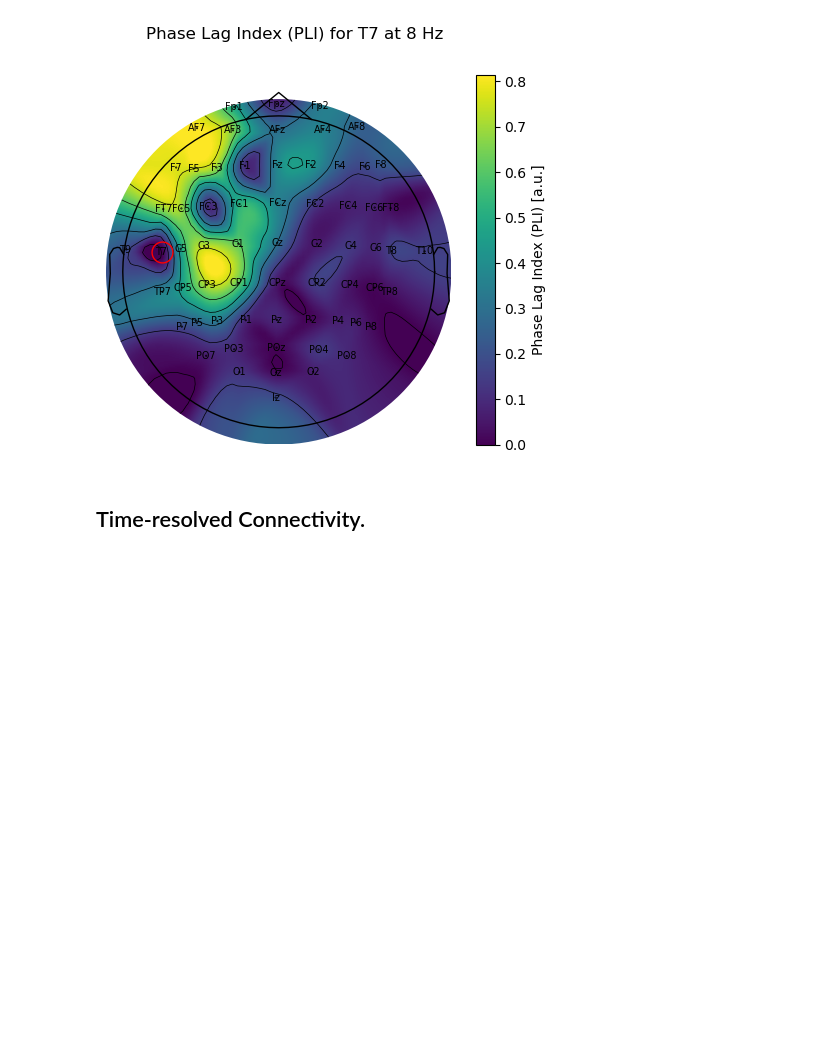
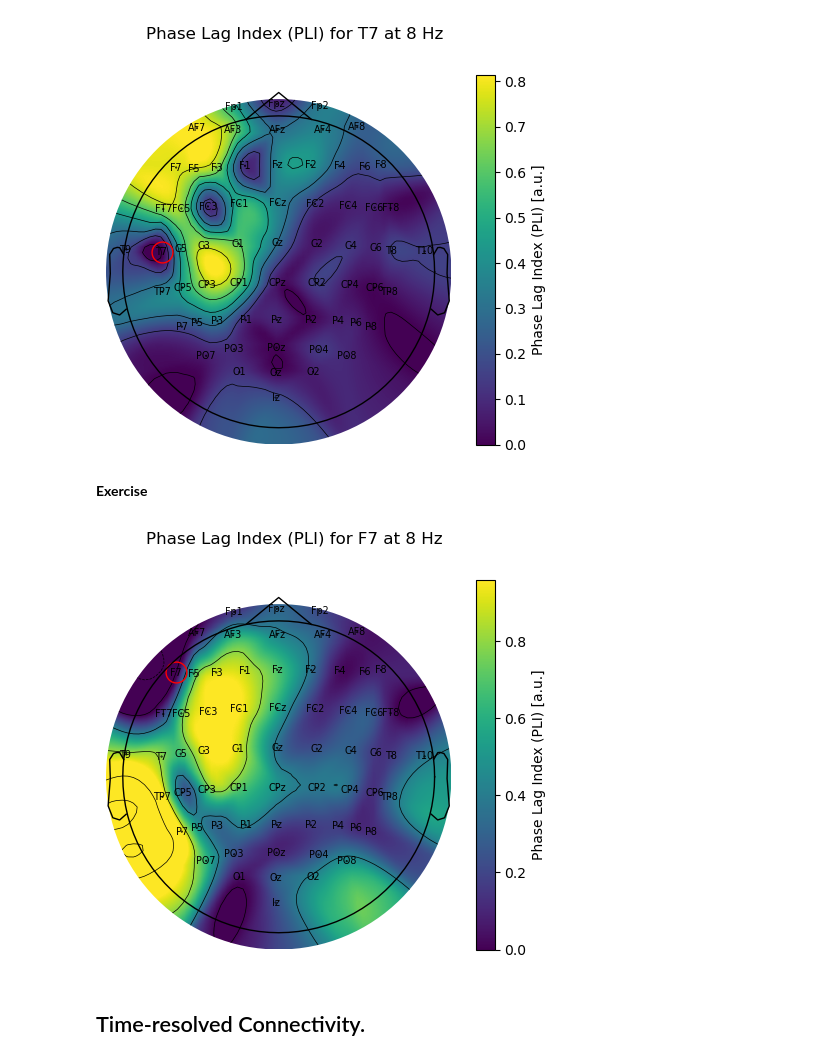
Before and after one commit to OleBialas/iBOTS-Intro-to-EEG-MEG-Analysis-with-MNE-Python, a Jupyter notebook: 08_connectivity/index.ipynb, the cells around one changed output. Drawn from its saved outputs; the diff is of its cells as text; code cells hidden in the pictures; blank space fills up the shorter version.

```diff
--- a/08_connectivity/index.ipynb
+++ b/08_connectivity/index.ipynb
@@ -182,5 +191,13 @@ ch = "T7"
 utils.plot_connectivity_topo(ch=ch, info=epochs.info, connectivity=pli_csd, freq=freq)
 # %% [output]
 [figure]
+# %% [markdown]
+**Exercise**
+# %%
+freq = 8
+ch = "F7"
+utils.plot_connectivity_topo(ch=ch, info=epochs.info, connectivity=pli_csd, freq=freq)
+# %% [output]
+[figure, added]
 # %% [markdown]
 ## Time-resolved Connectivity.
```
Also changed, not shown: parts of 4 cells of this notebook, 2 other files.
